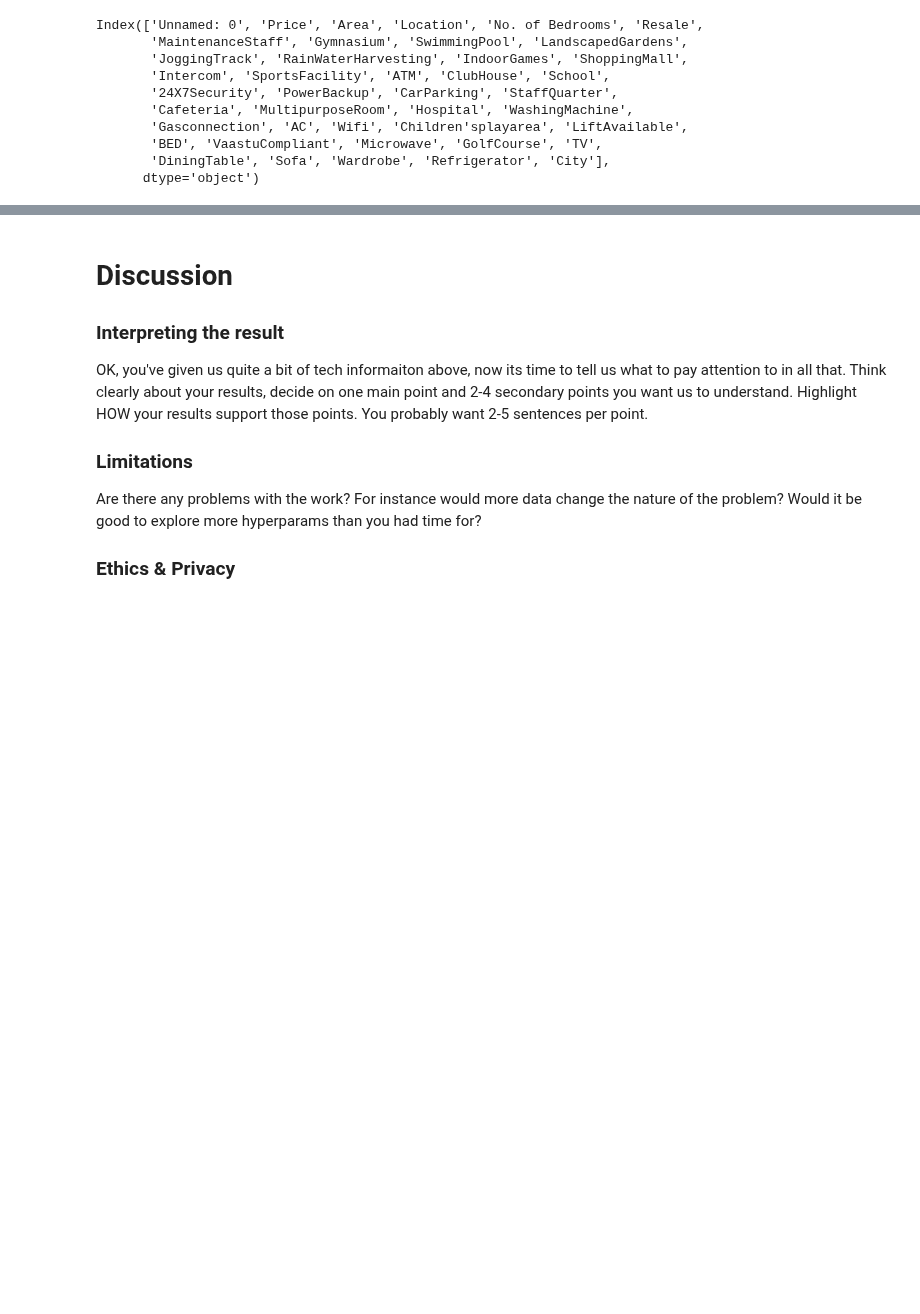
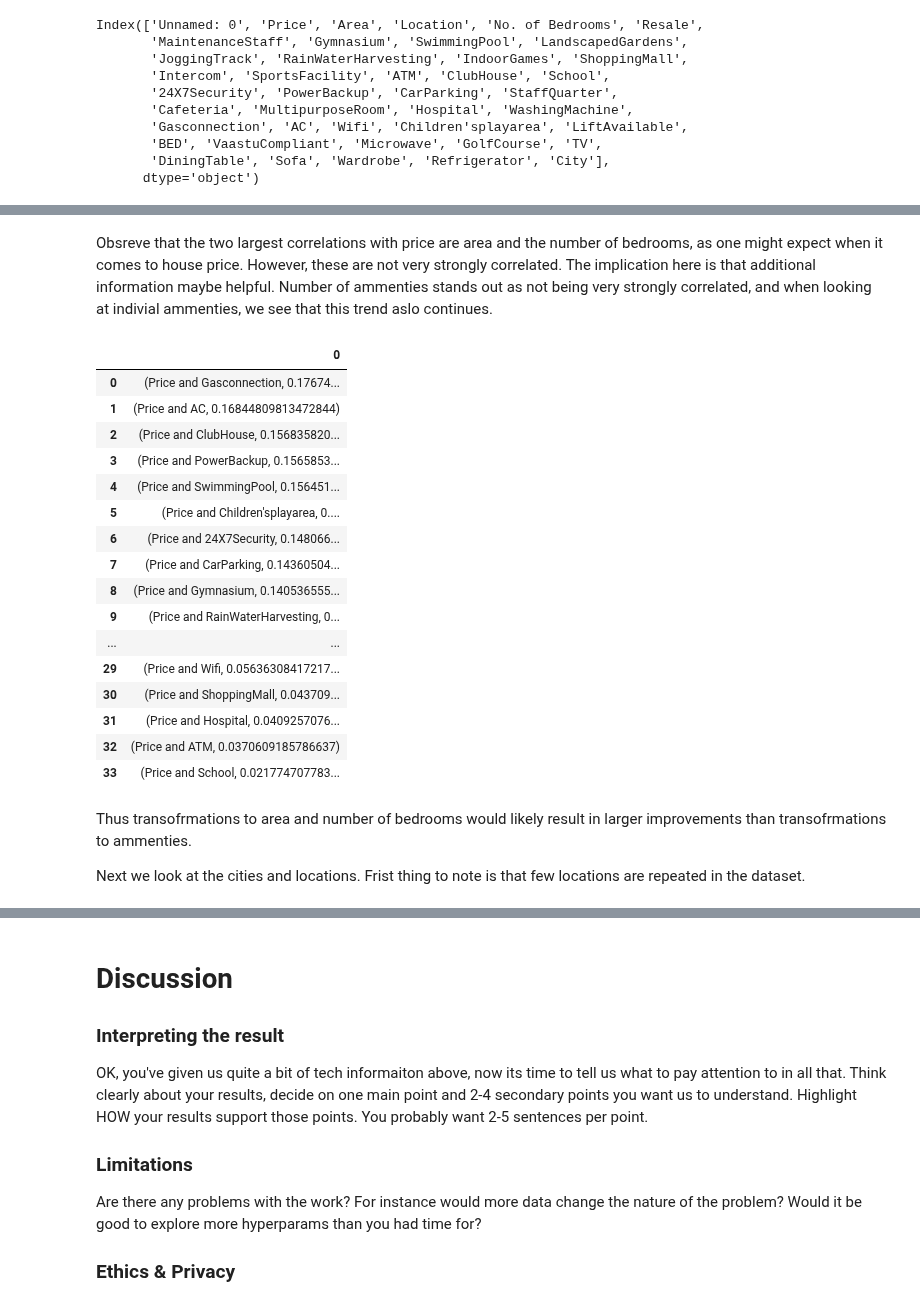
Before and after one commit to COGS118A/Group013-SP23, a Jupyter notebook: FinalProject_Group013-SP23.ipynb, the cells around one changed output, grey strips where cells are left out. Cells and saved outputs as stored; diff of their text form; code cells hidden in the pictures; blank space fills up the shorter version.

Commit message:
drafted classical machine learning section of report

```diff
--- a/FinalProject_Group013-SP23.ipynb
+++ b/FinalProject_Group013-SP23.ipynb
@@ -148,0 +250,43 @@ Maybe you do model selection again, but using a different kind of metric than be
+# %% [markdown]
+Obsreve that the two largest correlations with price are area and the number of bedrooms, as one might expect when it comes to house price. However, these are not very strongly correlated. The implication here is that additional information maybe helpful. Number of ammenties stands out as not being very strongly correlated, and when looking at indivial ammenties, we see that this trend aslo continues.
+# %%
+ammenities = ['MaintenanceStaff', 'Gymnasium', 'SwimmingPool', 'LandscapedGardens',
+       'JoggingTrack', 'RainWaterHarvesting', 'IndoorGames', 'ShoppingMall',
+       'Intercom', 'SportsFacility', 'ATM', 'ClubHouse', 'School',
+       '24X7Security', 'PowerBackup', 'CarParking', 'StaffQuarter',
+       'Cafeteria', 'MultipurposeRoom', 'Hospital', 'WashingMachine',
+       'Gasconnection', 'AC', 'Wifi', "Children'splayarea", 'LiftAvailable',
+       'BED', 'Microwave', 'GolfCourse', 'TV',
+       'DiningTable', 'Sofa', 'Wardrobe', 'Refrigerator']
+
+corr_price_ammenities = {}
+for ele in ammenities:
+    key = "Price and " + ele
+    corr = cleaned_df['Price'].corr(df[ele])
+    corr_price_ammenities[key] = corr
+
+sorted_dict = sorted(corr_price_ammenities.items(), key = lambda x:x[1], reverse = True)
+new_df  = pd.Series(sorted_dict).to_frame()
+new_df
+# %% [output]
+|  | 0 |
+| 0 | (Price and Gasconnection, 0.17674... |
+| 1 | (Price and AC, 0.16844809813472844) |
+| 2 | (Price and ClubHouse, 0.156835820... |
+| 3 | (Price and PowerBackup, 0.1565853... |
+| 4 | (Price and SwimmingPool, 0.156451... |
+| 5 | (Price and Children'splayarea, 0.... |
+| 6 | (Price and 24X7Security, 0.148066... |
+| 7 | (Price and CarParking, 0.14360504... |
+| 8 | (Price and Gymnasium, 0.140536555... |
+| 9 | (Price and RainWaterHarvesting, 0... |
+| ... | ... |
+| 29 | (Price and Wifi, 0.05636308417217... |
+| 30 | (Price and ShoppingMall, 0.043709... |
+| 31 | (Price and Hospital, 0.0409257076... |
+| 32 | (Price and ATM, 0.0370609185786637) |
+| 33 | (Price and School, 0.021774707783... |
+# %% [markdown]
+Thus transofrmations to area and number of bedrooms would likely result in larger improvements than transofrmations to ammenties.
+
+Next we look at the cities and locations. Frist thing to note is that few locations are repeated in the dataset.
```
Also changed, not shown: parts of 33 cells of this notebook.
